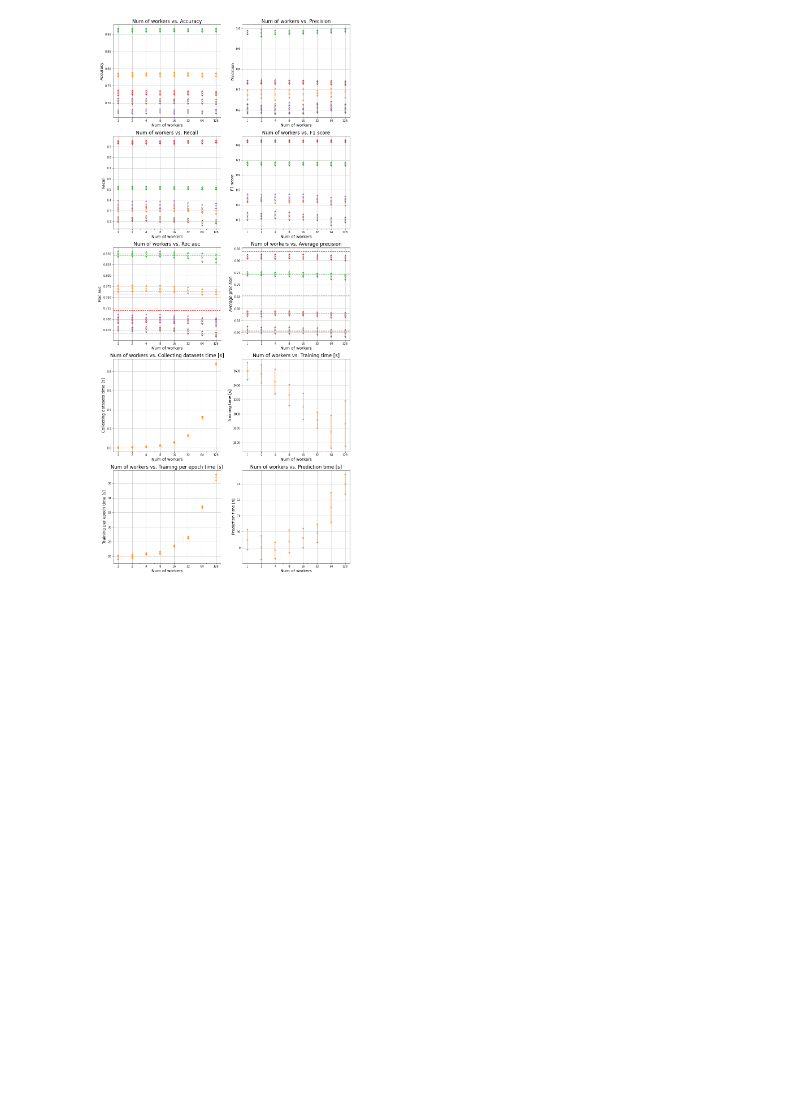
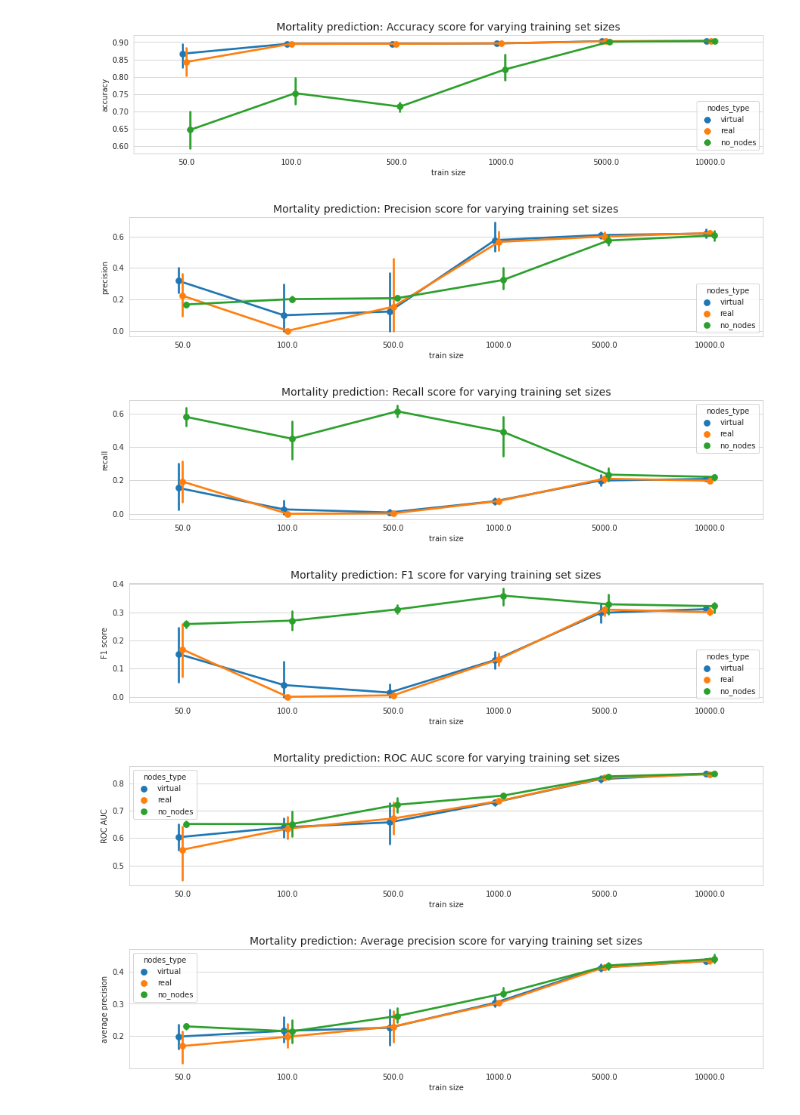
Before and after one commit to kasztanka/federated-learning-mimiciii, a Jupyter notebook: analyze_results.ipynb, the cells around one changed output. Drawn from its saved outputs; the diff is of its cells as text; code cells hidden in the pictures; blank space fills up the shorter version.

```diff
--- a/analyze_results.ipynb
+++ b/analyze_results.ipynb
@@ -243,4 +1,52 @@ plot(grouped_icd9_workers, 'Num of workers', ICD9_TASKS)
-# %%
-plot(grouped_icd9_workers, 'Num of workers', ICD9_TASKS)
-# %% [output]
-[figure, removed]
+# %%
+from collections import Counter
+
+import matplotlib.pyplot as plt
+import matplotlib.ticker as ticker
+import seaborn as sns
+import pandas as pd
+import torch
+
+from code.distributions import *
+
+
+sns.set_style('whitegrid')
+# %%
+mortality_no_nodes = pd.read_csv('results/mortality_no_nodes.csv')
+mortality_no_nodes_summary = mortality_no_nodes[mortality_no_nodes['experiment_type'].isnull()]
+# %%
+mortality_virtual = pd.read_csv('results/mortality_virtual.csv')
+mortality_real = pd.read_csv('results/mortality_real.csv')
+mortality = pd.concat([mortality_virtual, mortality_real, mortality_no_nodes])
+# %%
+def plot_mortality_train_size(data, title_part, metric, ylabel):
+    fig = plt.gcf()
+    fig.set_size_inches(15, 3)
+    sns.pointplot(x='train_size', y=metric, hue='nodes_type', data=data, dodge=True)
+    plt.title(f'Mortality prediction: {title_part} for varying training set sizes', fontsize=14)
+    plt.xlabel('train size')
+    plt.ylabel(ylabel)
+    plt.gcf().subplots_adjust(bottom=0.15)
+    plt.savefig(f'./graphs/mortality_train_size/{metric}.png')
+    plt.show()
+# %%
+mortality_train_size = mortality[mortality['experiment_type'] == 'train size']
+
+title_metric_ylabel_tuples = [
+    ('Accuracy score', 'accuracy', 'accuracy'),
+    ('Precision score', 'precision', 'precision'),
+    ('Recall score', 'recall', 'recall'),
+    ('F1 score', 'f1_score', 'F1 score'),
+    ('ROC AUC score', 'roc_auc', 'ROC AUC'),
+    ('Average precision score', 'average_precision', 'average precision')
+]
+
+for title, metric, ylabel in title_metric_ylabel_tuples:
+    plot_mortality_train_size(mortality_train_size, title, metric, ylabel)
+# %% [output]
+[figure, added]
+[figure, added]
+[figure, added]
+[figure, added]
+[figure, added]
+[figure, added]
```
Also changed, not shown: parts of 37 cells of this notebook.
